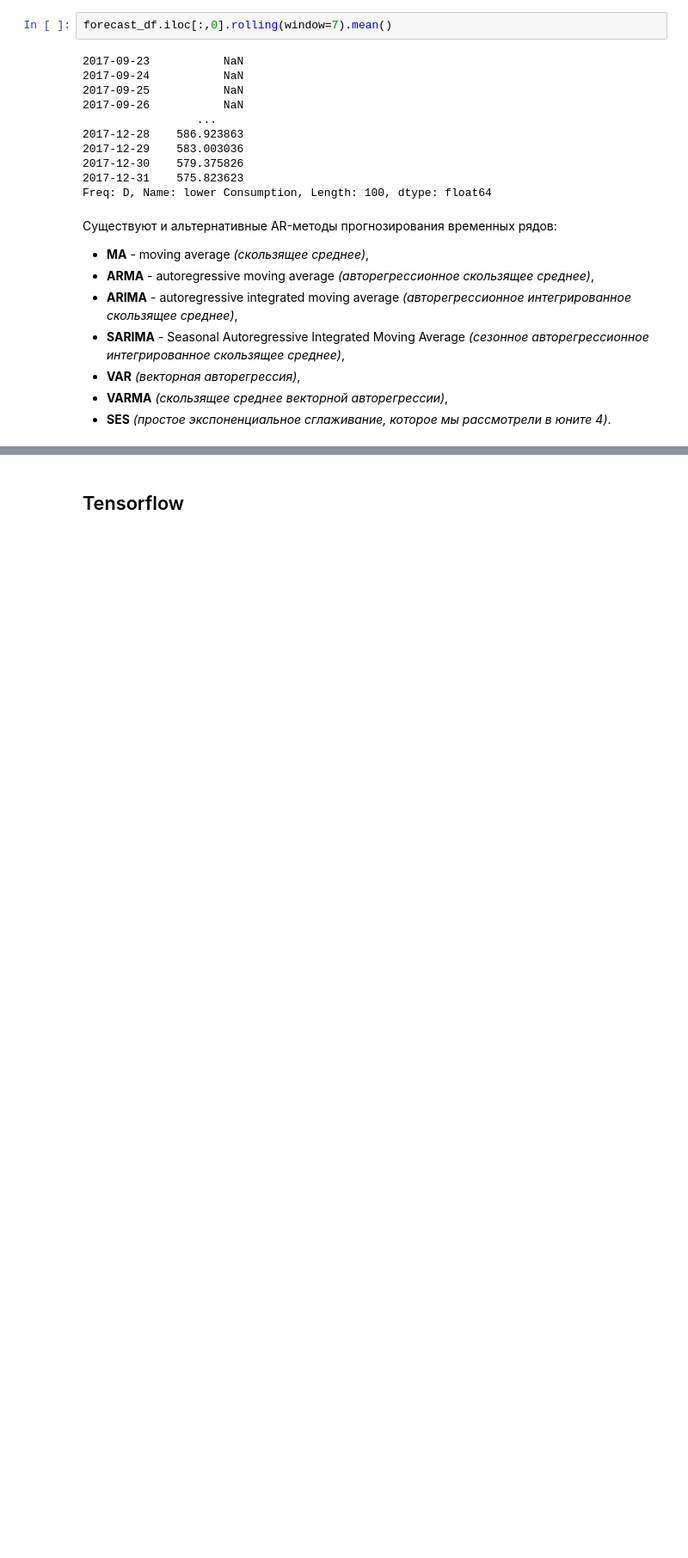
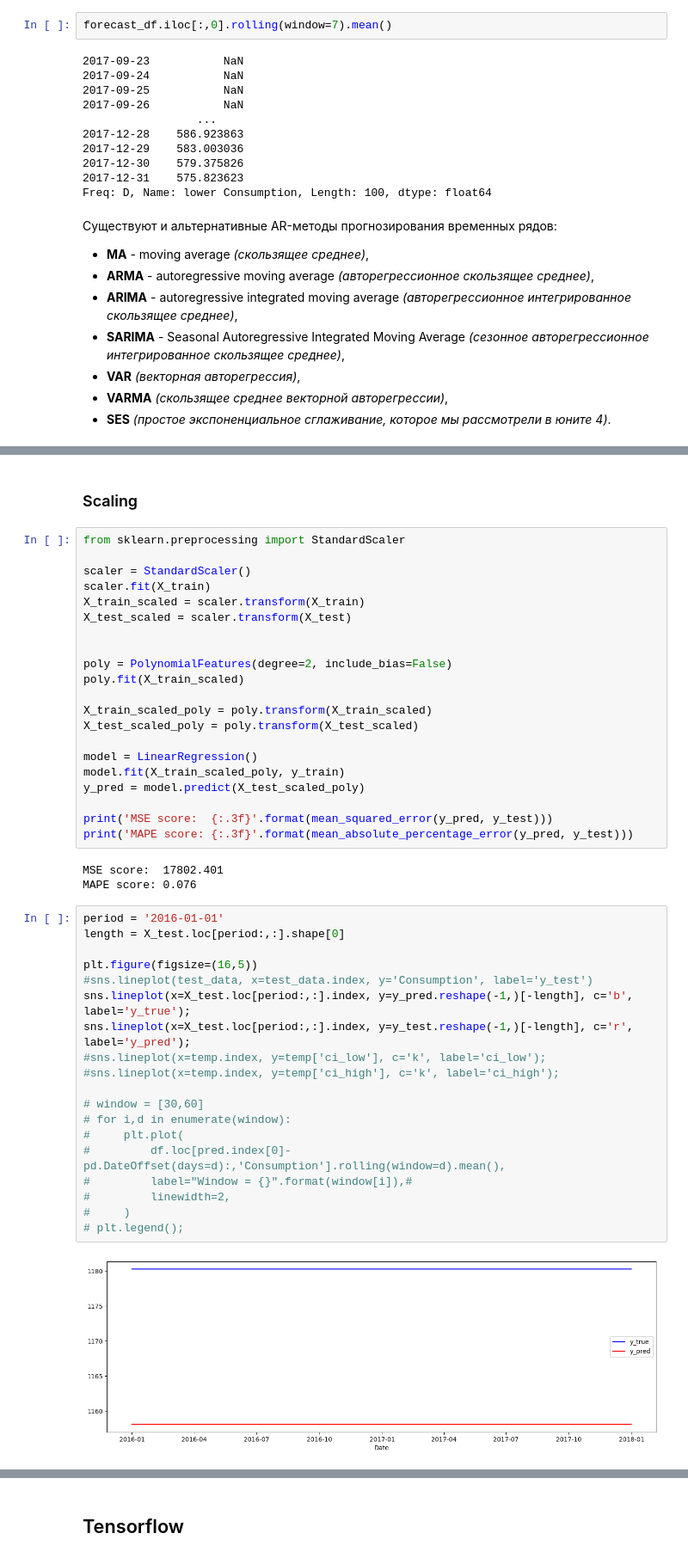
Before and after one commit to Alex1iv/Power_consumption_prediction, a Jupyter notebook: notebooks/power_consumption.ipynb, the cells around one changed output, grey strips where cells are left out. Shown at 86% size. Saved outputs shown, nothing was run; the diff lists cells and outputs as text; blank space fills up the shorter version.

Commit message:
add linear models

```diff
--- a/notebooks/power_consumption.ipynb
+++ b/notebooks/power_consumption.ipynb
@@ -584,0 +632,47 @@ from statsmodels.tsa.deterministic import CalendarFourier, DeterministicProcess
+# %% [markdown]
+### Scaling
+# %%
+from sklearn.preprocessing import StandardScaler
+
+scaler = StandardScaler()
+scaler.fit(X_train)
+X_train_scaled = scaler.transform(X_train)
+X_test_scaled = scaler.transform(X_test)
+
+
+poly = PolynomialFeatures(degree=2, include_bias=False)
+poly.fit(X_train_scaled)
+
+X_train_scaled_poly = poly.transform(X_train_scaled)
+X_test_scaled_poly = poly.transform(X_test_scaled)
+
+model = LinearRegression()
+model.fit(X_train_scaled_poly, y_train)
+y_pred = model.predict(X_test_scaled_poly)
+
+print('MSE score:  {:.3f}'.format(mean_squared_error(y_pred, y_test)))
+print('MAPE score: {:.3f}'.format(mean_absolute_percentage_error(y_pred, y_test)))
+# %% [output]
+MSE score:  17802.401
+MAPE score: 0.076
+# %%
+period = '2016-01-01'
+length = X_test.loc[period:,:].shape[0]
+
+plt.figure(figsize=(16,5))
+#sns.lineplot(test_data, x=test_data.index, y='Consumption', label='y_test')
+sns.lineplot(x=X_test.loc[period:,:].index, y=y_pred.reshape(-1,)[-length], c='b', label='y_true');
+sns.lineplot(x=X_test.loc[period:,:].index, y=y_test.reshape(-1,)[-length], c='r', label='y_pred');
+#sns.lineplot(x=temp.index, y=temp['ci_low'], c='k', label='ci_low');
+#sns.lineplot(x=temp.index, y=temp['ci_high'], c='k', label='ci_high');
+
+# window = [30,60]
+# for i,d in enumerate(window):
+#     plt.plot(
+#         df.loc[pred.index[0]-pd.DateOffset(days=d):,'Consumption'].rolling(window=d).mean(),
+#         label="Window = {}".format(window[i]),#
+#         linewidth=2,
+#     )
+# plt.legend();
+# %% [output]
+[figure, added]
```
Also changed, not shown: parts of 23 cells of this notebook.
